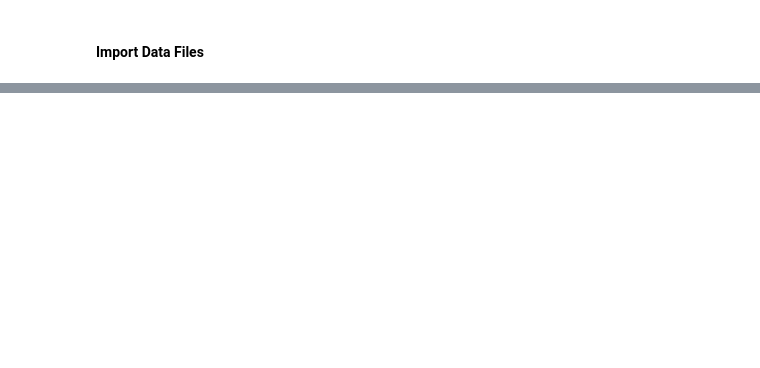
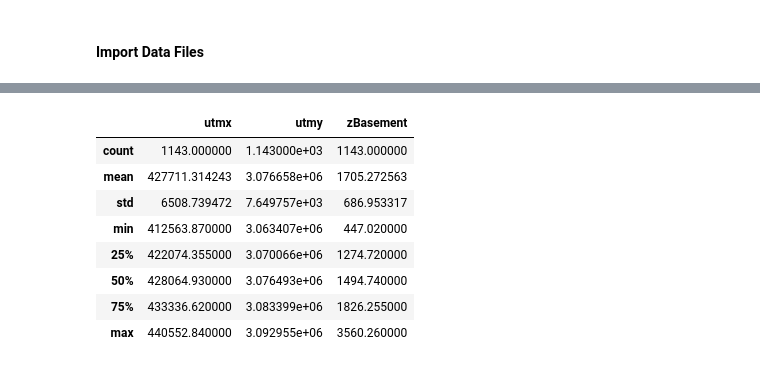
Before and after one commit to daxsoule/bravoseis, a Jupyter notebook: notebooks/BathCompare.ipynb, the cells around one changed output, grey strips where cells are left out. Drawn from its saved outputs; the diff is of its cells as text; code cells hidden in the pictures; blank space fills up the shorter version.

```diff
--- a/notebooks/BathCompare.ipynb
+++ b/notebooks/BathCompare.ipynb
@@ -25,0 +39,12 @@ path = '/home/jovyan/data/bravoseis_data/Bransfield15m.txt'
+# %%
+df_basement.describe()
+# %% [output]
+|  | utmx | utmy | zBasement |
+| count | 1143.000000 | 1.143000e+03 | 1143.000000 |
+| mean | 427711.314243 | 3.076658e+06 | 1705.272563 |
+| std | 6508.739472 | 7.649757e+03 | 686.953317 |
+| min | 412563.870000 | 3.063407e+06 | 447.020000 |
+| 25% | 422074.355000 | 3.070066e+06 | 1274.720000 |
+| 50% | 428064.930000 | 3.076493e+06 | 1494.740000 |
+| 75% | 433336.620000 | 3.083399e+06 | 1826.255000 |
+| max | 440552.840000 | 3.092955e+06 | 3560.260000 |
```
Also changed, not shown: parts of 16 cells of this notebook.
